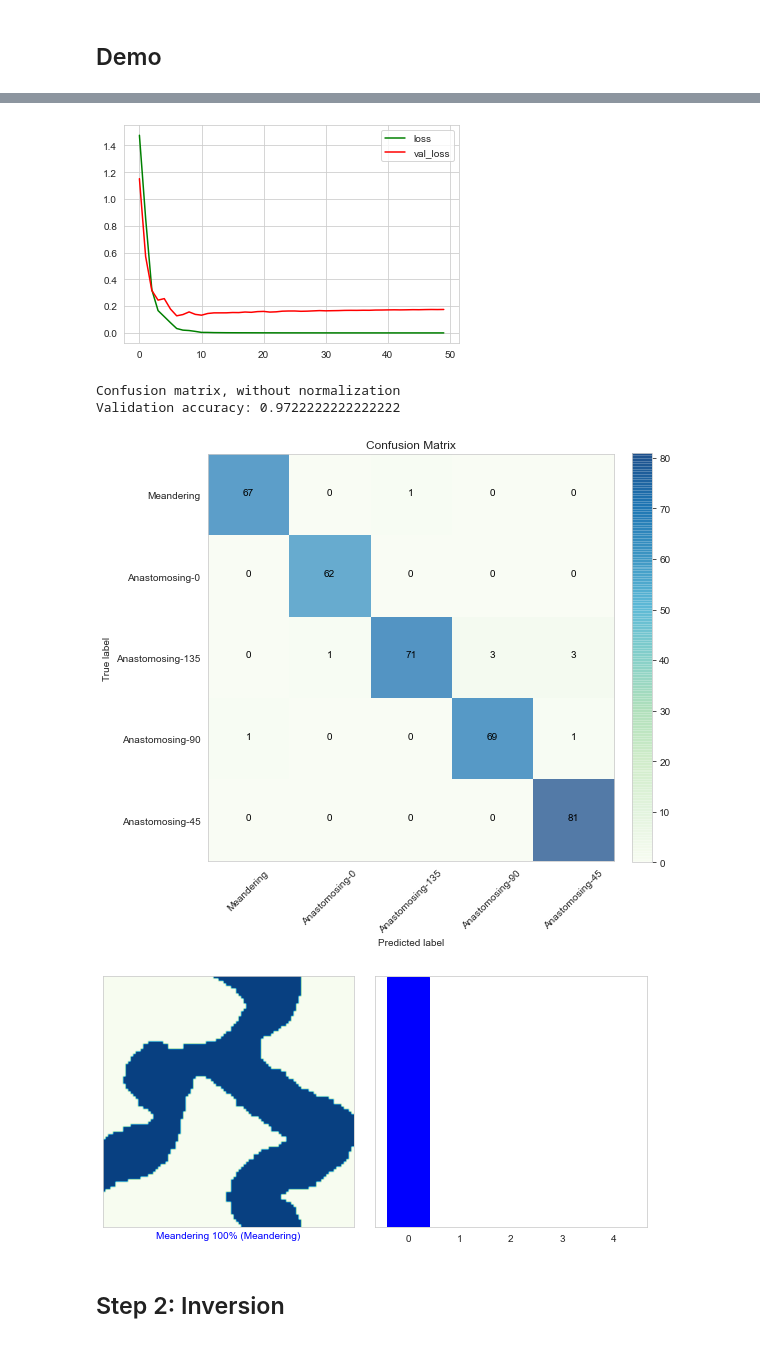
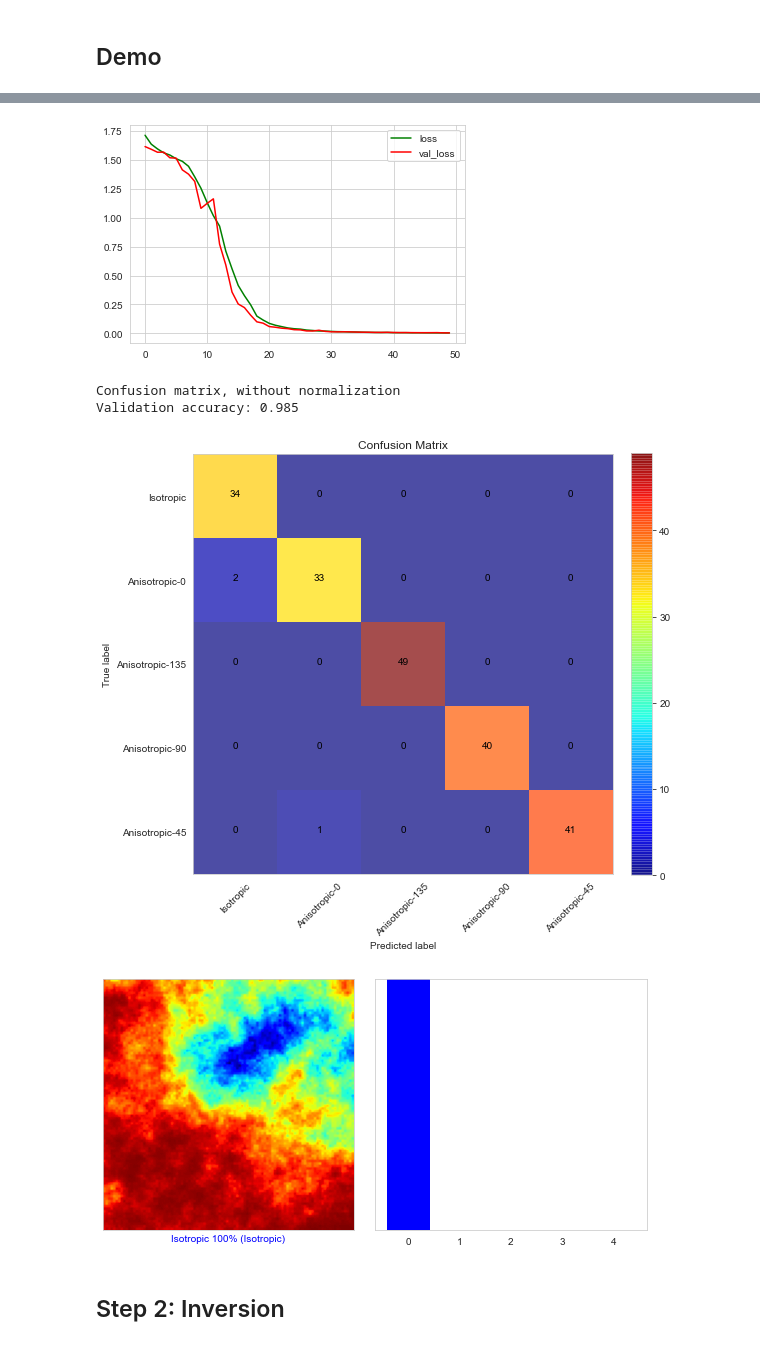
Before and after one commit to rsyamil/latent-space-inversion-lsi, a Jupyter notebook: 2d-fluvial/lsi-demo.ipynb, the cells around one changed output, grey strips where cells are left out. Cells and saved outputs as stored; diff of their text form; code cells hidden in the pictures.

```diff
--- a/2d-fluvial/lsi-demo.ipynb
+++ b/2d-fluvial/lsi-demo.ipynb
@@ -34,0 +7,27 @@ Loaded testing data x (500, 100, 100, 1) and y (500, 2048, 1) and y_labels (500,
+# %%
+import random
+import string
+import numpy as np
+import matplotlib as mpl
+import matplotlib.pyplot as plt
+import seaborn as sns
+sns.set_style("whitegrid")
+import matplotlib.cm as cm
+from matplotlib.colors import Normalize
+%matplotlib inline
+
+import dataloader
+import util
+import autoencoderdual
+
+class_names = ['Isotropic', 'Anisotropic-0',
+               'Anisotropic-135', 'Anisotropic-90', 'Anisotropic-45']
+sc_index = class_names.index('Isotropic')
+
+#load data and filter by scenario
+dataset = dataloader.DataLoader(simulator=np.load('G100.npy'), scenario = sc_index, verbose=True)
+x_train, x_test, y_reg_train, y_reg_test = dataset.load_data()
+
+#retrain regression model, if ref is changed
+load = False
+#load = True
@@ -43,16 +140,16 @@ and we want to run as little forward simulations as possible through "sample_rat
 # %%
-GSI = model.GSI(x_train, y_train, y_reg_train, sample_ratio=0.18, simulator=dataset.simulator, class_names=class_names)
+GSI = model.GSI(x_train, y_train, y_reg_train, sample_ratio=0.1, simulator=dataset.simulator, class_names=class_names)
 GSI.train_classifier(epoch=50, load=load)
 GSI.inspect_classifier()
 
 #assume that d_obs_label and m_ref are known
 GSI.get_proportion(d_obs, d_obs_label, m_ref)
 # %% [output]
-[figure, old version]
+[figure, new version]
 Confusion matrix, without normalization
-Validation accuracy: 0.9722222222222222
+Validation accuracy: 0.985
-[figure, old version]
+[figure, new version]
-[figure, old version]
+[figure, new version]
 # %% [markdown]
 ## Step 2: Inversion
 # %%
```
Also changed, not shown: parts of 12 cells of this notebook, 15 other files.
